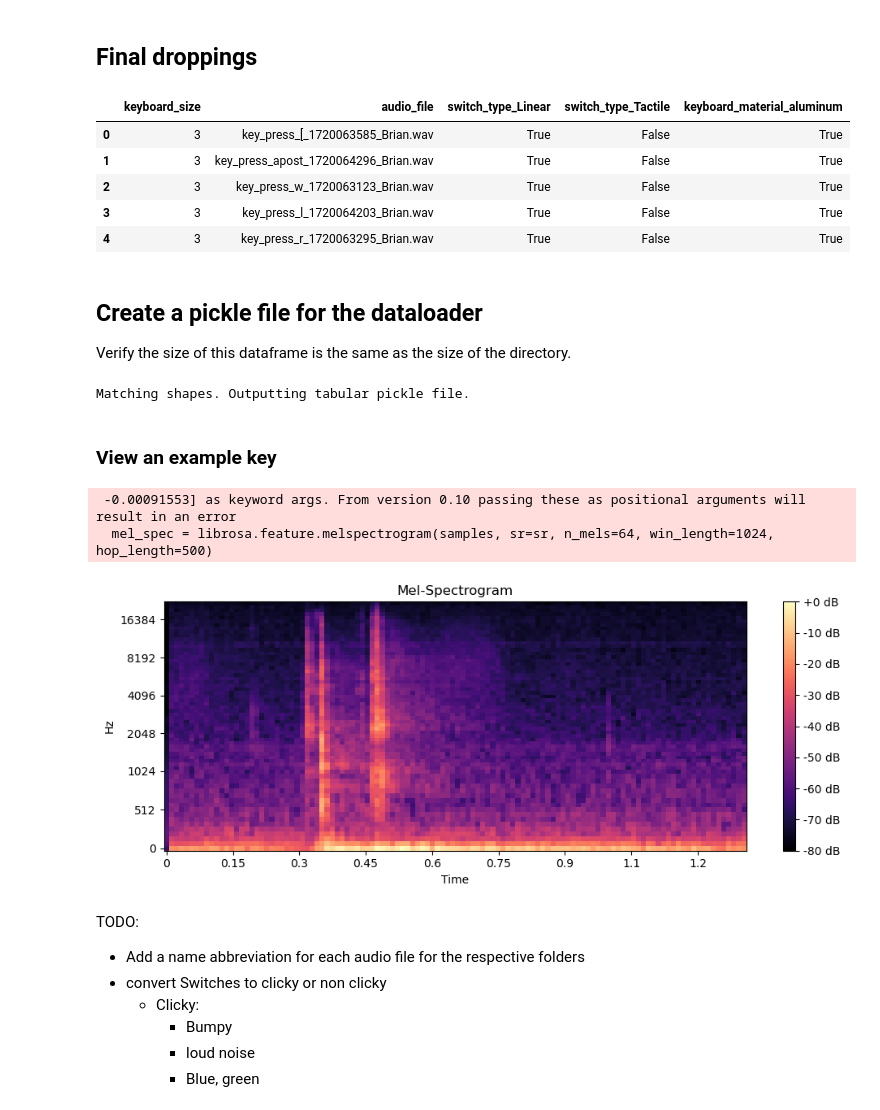
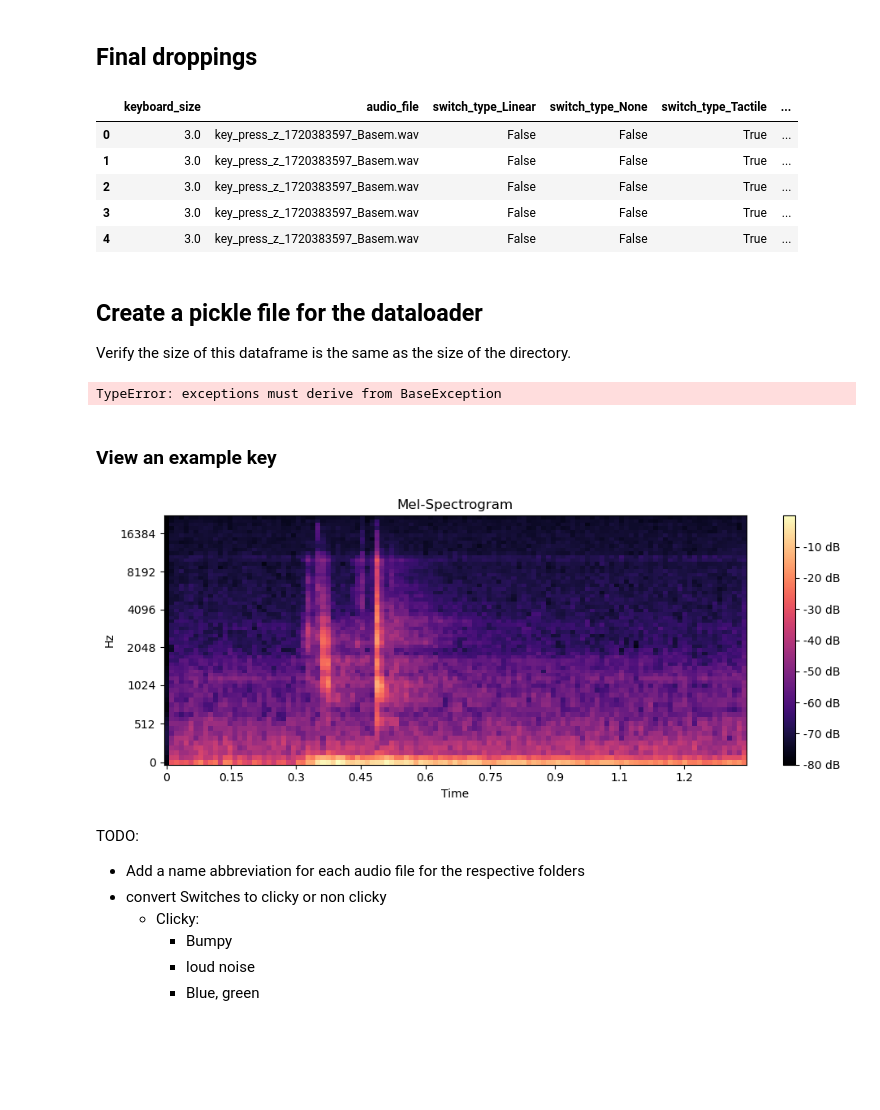
Before and after one commit to bsaleh524/keyboard_recorder, a Jupyter notebook: preprocessing/exploration_and_preproc.ipynb, the cells around one changed output. Cells and saved outputs as stored; diff of their text form; code cells hidden in the pictures; blank space fills up the shorter version.

```diff
--- a/preprocessing/exploration_and_preproc.ipynb
+++ b/preprocessing/exploration_and_preproc.ipynb
@@ -483,55 +480,53 @@ Todo:
 # %% [markdown]
 ## Final droppings
 # %%
-key_df.drop(['user', 'microphone', 'keyboard_type', 'key_pressed'], axis=1, inplace=True)
-key_df.head()
+combined_key_df.drop(['user', 'microphone', 'keyboard_type', 'key_pressed'], axis=1, inplace=True)
+combined_key_df.head()
 # %% [output]
-|  | keyboard_size | audio_file | switch_type_Linear | switch_type_Tactile | keyboard_material_aluminum |
-| 0 | 3 | key_press_[_1720063585_Brian.wav | True | False | True |
-| 1 | 3 | key_press_apost_1720064296_Brian.wav | True | False | True |
-| 2 | 3 | key_press_w_1720063123_Brian.wav | True | False | True |
-| 3 | 3 | key_press_l_1720064203_Brian.wav | True | False | True |
-| 4 | 3 | key_press_r_1720063295_Brian.wav | True | False | True |
+|  | keyboard_size | audio_file | switch_type_Linear | switch_type_None | switch_type_Tactile | ... |
+| 0 | 3.0 | key_press_z_1720383597_Basem.wav | False | False | True | ... |
+| 1 | 3.0 | key_press_z_1720383597_Basem.wav | False | False | True | ... |
+| 2 | 3.0 | key_press_z_1720383597_Basem.wav | False | False | True | ... |
+| 3 | 3.0 | key_press_z_1720383597_Basem.wav | False | False | True | ... |
+| 4 | 3.0 | key_press_z_1720383597_Basem.wav | False | False | True | ... |
 # %% [markdown]
 ## Create a pickle file for the dataloader
 
 Verify the size of this dataframe is the same as the size of the directory.
 # %%
-if key_df.shape[0] == len(os.listdir('../preprocessed_data/')):
+if combined_key_df.shape[0] == len(os.listdir('../preprocessed_data/new_data/')):
     print(f'Matching shapes. Outputting tabular pickle file.')
-    key_df.to_pickle('../preprocessed_data/keyboard_tabular_data.pkl')
+    combined_key_df.to_pickle('../preprocessed_data/keyboard_tabular_data.pkl')
 else:
     raise('Error: Directory files are not the same length as the dataframe!')
 # %% [output]
-Matching shapes. Outputting tabular pickle file.
+TypeError: exceptions must derive from BaseException
 # %% [markdown]
 ### View an example key
 # %%
 import librosa
 import librosa.display
 import matplotlib.pyplot as plt
 
 # Load an audio file
-filename = '../data/Basem/data/key_data/key_press_space_1720384124_Basem.wav'
+filename = '../preprocessed_data/new_data/key_press_z_1720383587_Basem.wav'
 samples, sr = librosa.load(filename, sr=None)
 
 # Compute the mel-spectrogram
 mel_spec = librosa.feature.melspectrogram(samples, sr=sr, n_mels=64, win_length=1024, hop_length=500)
 
 # Convert to decibels for better visualization
 mel_spec_db = librosa.power_to_db(mel_spec, ref=np.max)
 
 # Plot the mel-spectrogram
 plt.figure(figsize=(10, 4))
 librosa.display.specshow(mel_spec_db, sr=sr, hop_length=500, x_axis='time', y_axis='mel')
 plt.colorbar(format='%+2.0f dB')
 plt.title('Mel-Spectrogram')
 plt.tight_layout()
 plt.show()
 # %% [output]
- -0.00091553] as keyword args. From version 0.10 passing these as positional arguments will result in an error
-  mel_spec = librosa.feature.melspectrogram(samples, sr=sr, n_mels=64, win_length=1024, hop_length=500)
-[figure, old version]
+[figure, new version]
 # %% [markdown]
 TODO:
 - Add a name abbreviation for each audio file for the respective folders
```
Also changed, not shown: parts of 16 cells of this notebook.
